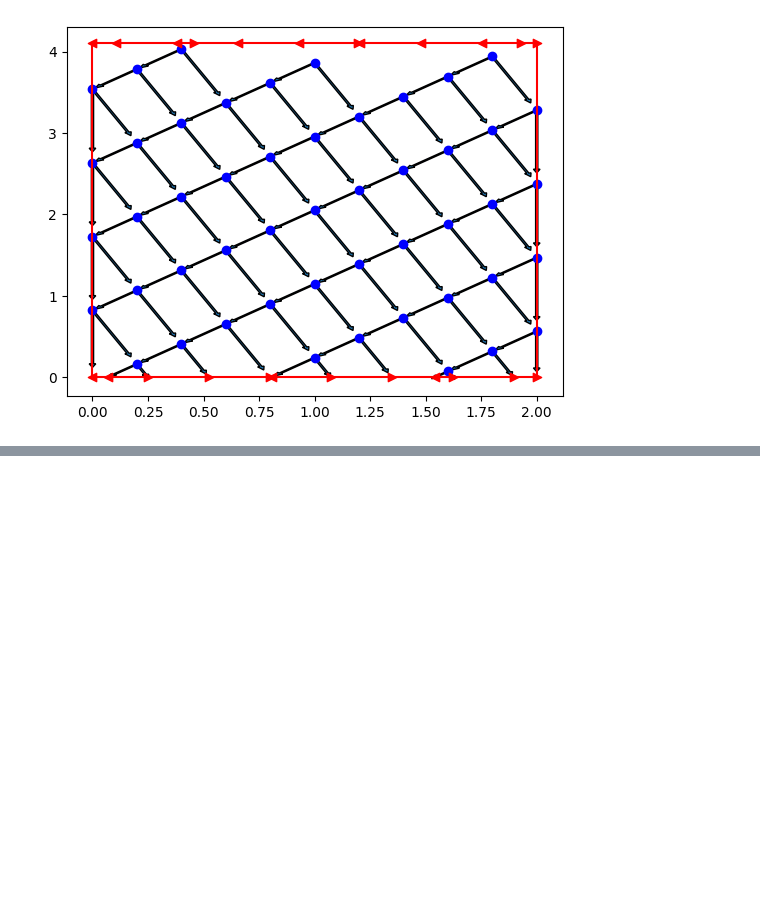
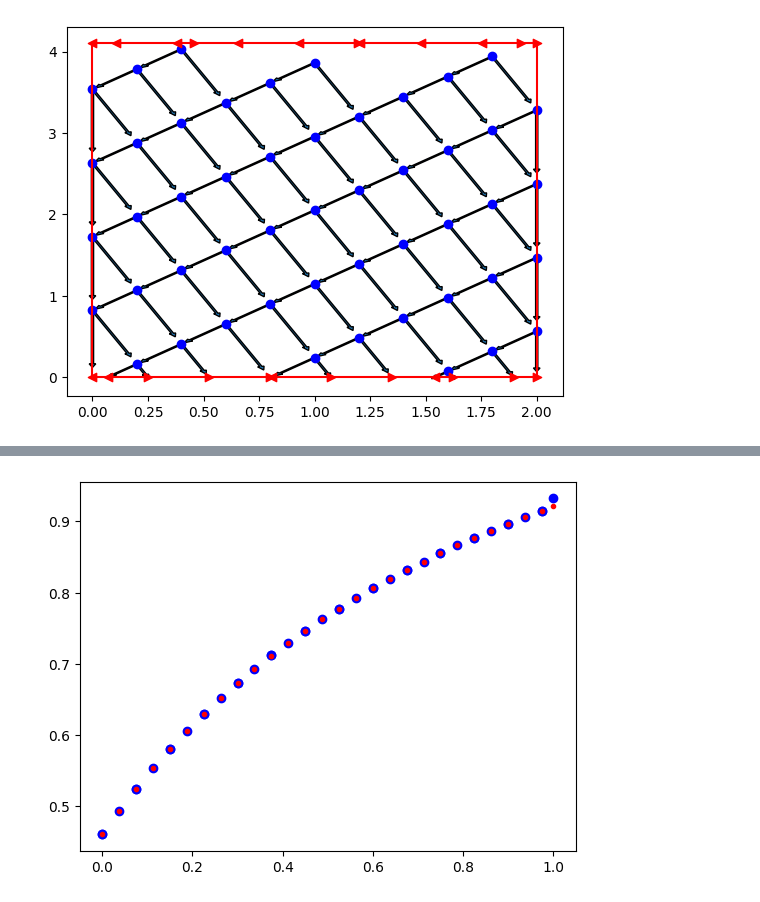
Before and after one commit to Dann38/model_rectification_column, a Jupyter notebook: Untitled.ipynb, the cells around one changed output, grey strips where cells are left out. Saved outputs shown, nothing was run; the diff lists cells and outputs as text; code cells hidden in the pictures; blank space fills up the shorter version.

```diff
--- a/Untitled.ipynb
+++ b/Untitled.ipynb
@@ -224,0 +453,6 @@ array([[ 3.        ,  0.        ,  1.54308943,  0.        ],
+# %%
+for s, y1, y2 in zip(s_ar, y_ar, y_an_ar):
+    plt.scatter(x=s, y=y1, color="b")
+    plt.scatter(x=s, y=y2, color="r", marker=".")
+# %% [output]
+[figure, added]
```
Also changed, not shown: parts of 11 cells of this notebook, 6 other files.
